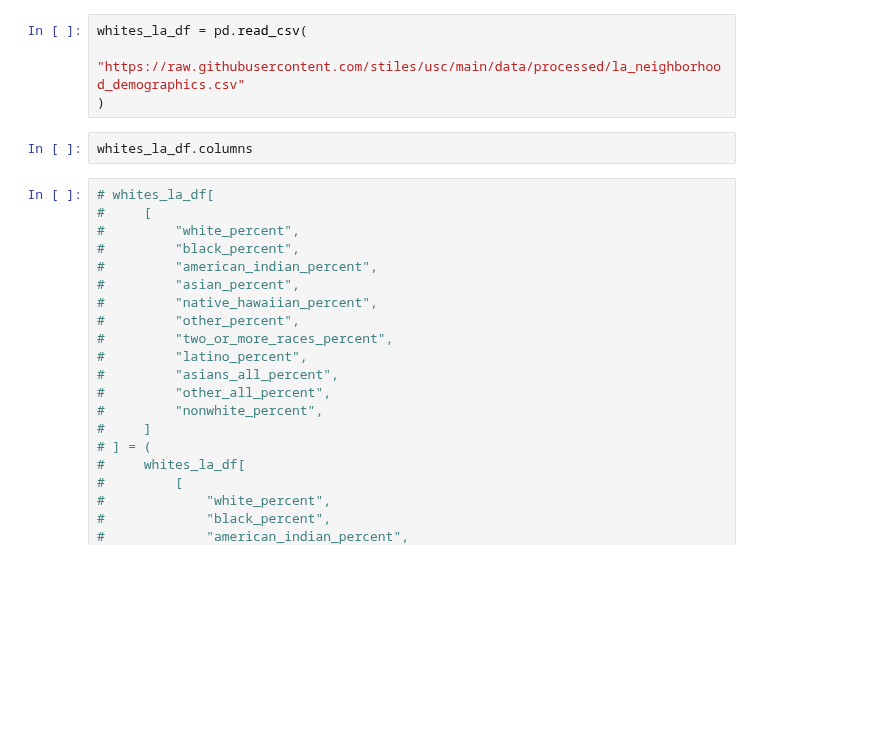
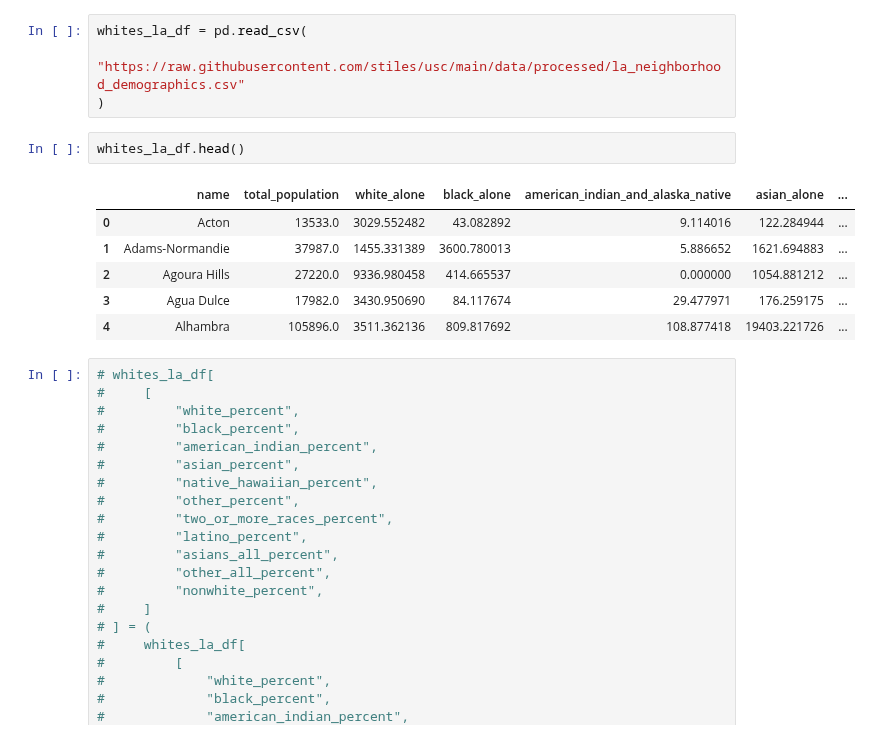
Before and after one commit to stiles/usc, a Jupyter notebook: notebooks/15-mapping-exercise.ipynb, the cells around one changed output. Saved outputs shown, nothing was run; the diff lists cells and outputs as text; blank space fills up the shorter version.

```diff
--- a/notebooks/15-mapping-exercise.ipynb
+++ b/notebooks/15-mapping-exercise.ipynb
@@ -130,8 +130,15 @@ tesla_zips_gdf.to_file(
 whites_la_df = pd.read_csv(
     "https://raw.githubusercontent.com/stiles/usc/main/data/processed/la_neighborhood_demographics.csv"
 )
-# %%
-whites_la_df.columns
+# %%
+whites_la_df.head()
+# %% [output]
+|  | name | total_population | white_alone | black_alone | american_indian_and_alaska_native | asian_alone | ... |
+| 0 | Acton | 13533.0 | 3029.552482 | 43.082892 | 9.114016 | 122.284944 | ... |
+| 1 | Adams-Normandie | 37987.0 | 1455.331389 | 3600.780013 | 5.886652 | 1621.694883 | ... |
+| 2 | Agoura Hills | 27220.0 | 9336.980458 | 414.665537 | 0.000000 | 1054.881212 | ... |
+| 3 | Agua Dulce | 17982.0 | 3430.950690 | 84.117674 | 29.477971 | 176.259175 | ... |
+| 4 | Alhambra | 105896.0 | 3511.362136 | 809.817692 | 108.877418 | 19403.221726 | ... |
 # %%
 # whites_la_df[
 #     [
```
Also changed, not shown: 1 other file.
